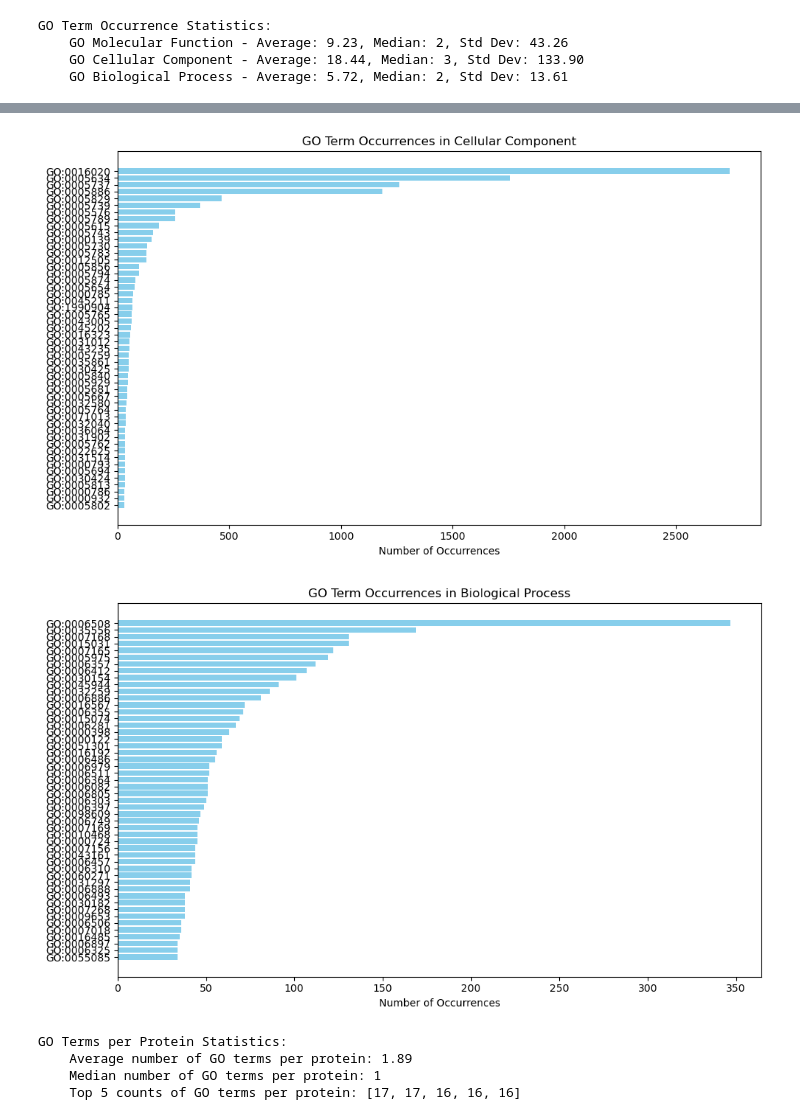
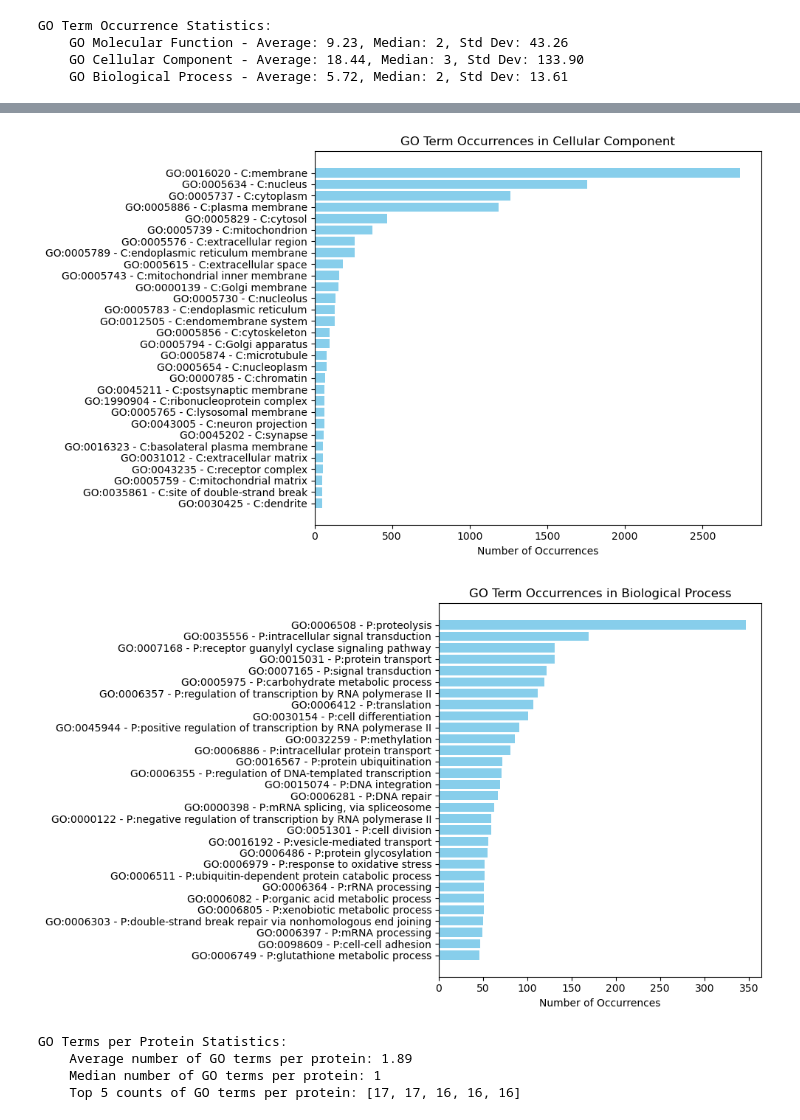
Before and after one commit to kichii-cnmc/tardigrade_proteome_KG, a Jupyter notebook: notebooks/protein_info_validation.ipynb, the cells around one changed output, grey strips where cells are left out. Drawn from its saved outputs; the diff is of its cells as text; code cells hidden in the pictures.

Commit message:
adjusted for GO term descriptor

```diff
--- a/notebooks/protein_info_validation.ipynb
+++ b/notebooks/protein_info_validation.ipynb
@@ -116,9 +116,9 @@ GO Term NaN Counts out of 22416 proteins:
 def isolate_go_term_id(go_cell_string):
     go_cell_string = str(go_cell_string)
     # split by ;
-    go_terms = go_cell_string.split(';')
+    go_term_ids = go_cell_string.split(';')
     # take only the GO term IDs (first 7 characters)
-    go_term_ids = [term.strip()[:10] for term in go_terms if term.strip().startswith('GO:')]
+    # go_term_ids = [term.strip()[:10] for term in go_terms if term.strip().startswith('GO:')]
     return go_term_ids
 
 go_mf_dict = {}
@@ -218,7 +218,7 @@ def make_plot_of_go_counts(go_dict, category_name, top_x=10):
     plt.show()
 # %%
 # plot top GO terms in each category
-make_plot_of_go_counts(go_mf_dict, 'Molecular Function', top_x=50)
-make_plot_of_go_counts(go_cc_dict, 'Cellular Component', top_x=50)
-make_plot_of_go_counts(go_bp_dict, 'Biological Process', top_x=50)
+make_plot_of_go_counts(go_mf_dict, 'Molecular Function', top_x=30)
+make_plot_of_go_counts(go_cc_dict, 'Cellular Component', top_x=30)
+make_plot_of_go_counts(go_bp_dict, 'Biological Process', top_x=30)
 # %% [output]
@@ -226,5 +226,5 @@ make_plot_of_go_counts(go_bp_dict, 'Biological Process', top_x=50)
-[figure, old version]
+[figure, new version]
-[figure, old version]
+[figure, new version]
 # %%
 # get a range for the number of GO terms per protein
 go_term_counts = []
```
Also changed, not shown: parts of 2 cells of this notebook.
